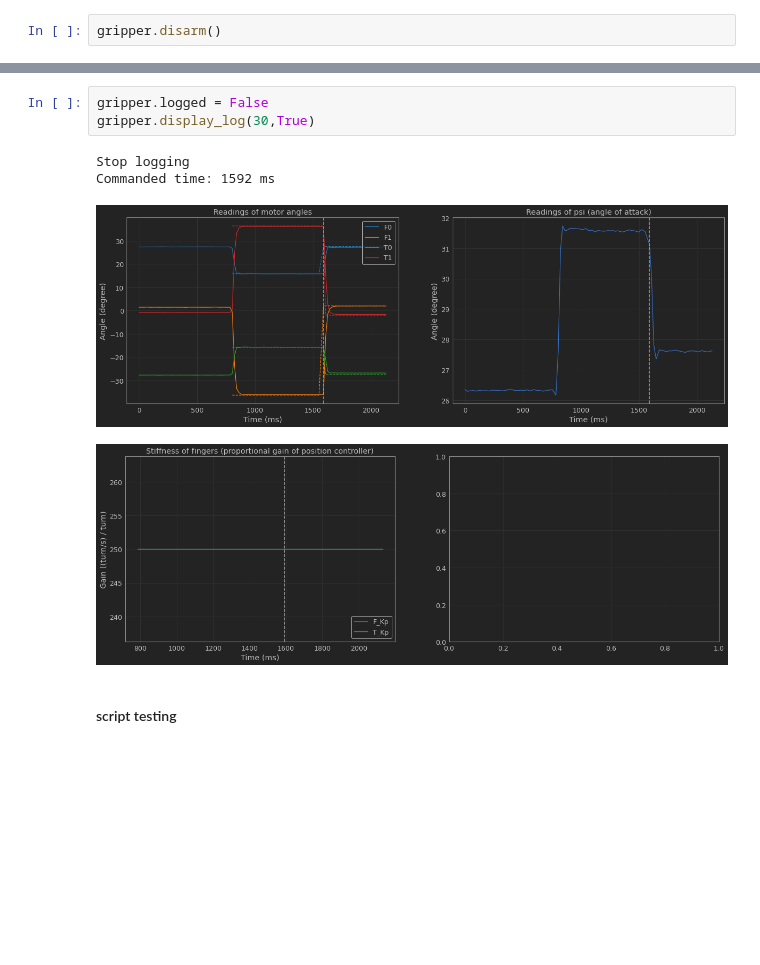
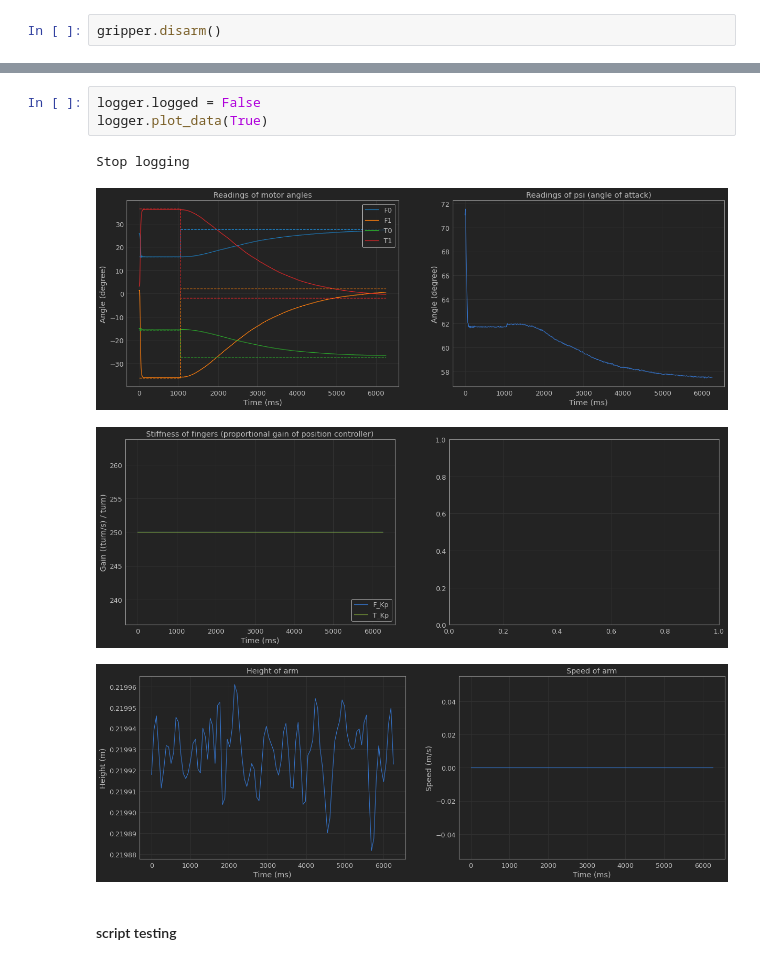
Before and after one commit to JS-RML/high_speed_scooping, a Jupyter notebook: script/scooping_test.ipynb, the cells around one changed output, grey strips where cells are left out. Saved outputs shown, nothing was run; the diff lists cells and outputs as text; blank space fills up the shorter version.

```diff
--- a/script/scooping_test.ipynb
+++ b/script/scooping_test.ipynb
@@ -100,13 +87,13 @@ gripper.set_right_tip((157, -40))
 Setting left tip: (157, 40)
 Setting right tip: (157, -40)
 # %%
-gripper.logged = False
-gripper.display_log(30,True)
+logger.logged = False
+logger.plot_data(True)
 # %% [output]
 Stop logging
-Commanded time: 1592 ms
-[figure, old version]
+[figure, new version]
-[figure, old version]
+[figure, new version]
+[figure, added]
 # %% [markdown]
 #### script testing
 # %%
```
Also changed, not shown: parts of 5 cells of this notebook, 6 other files.
